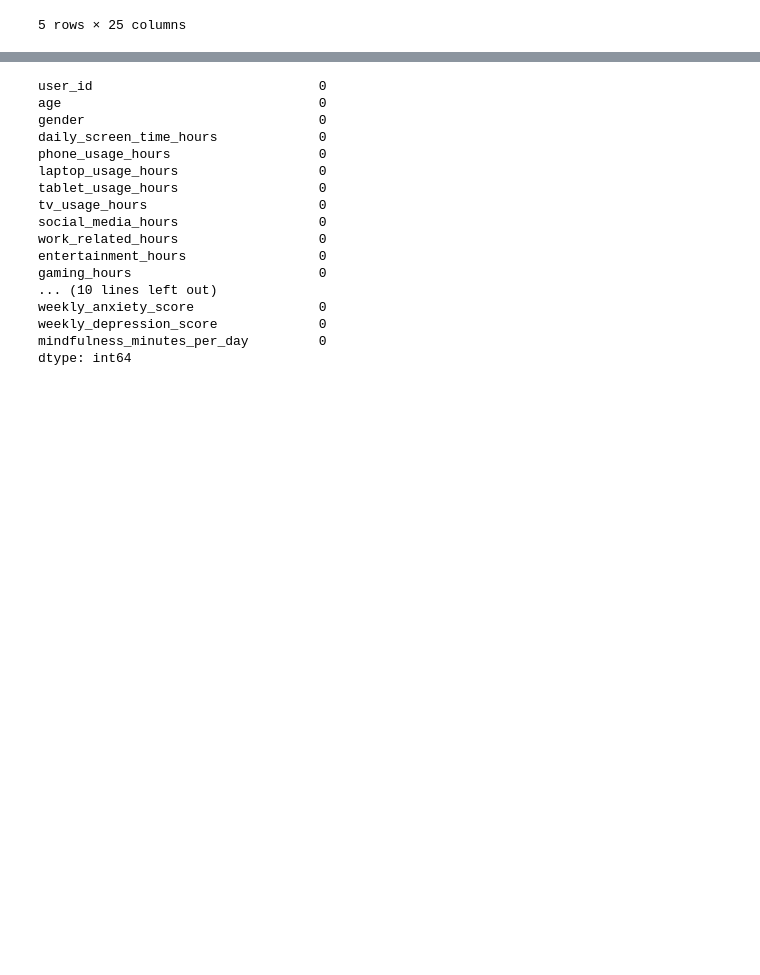
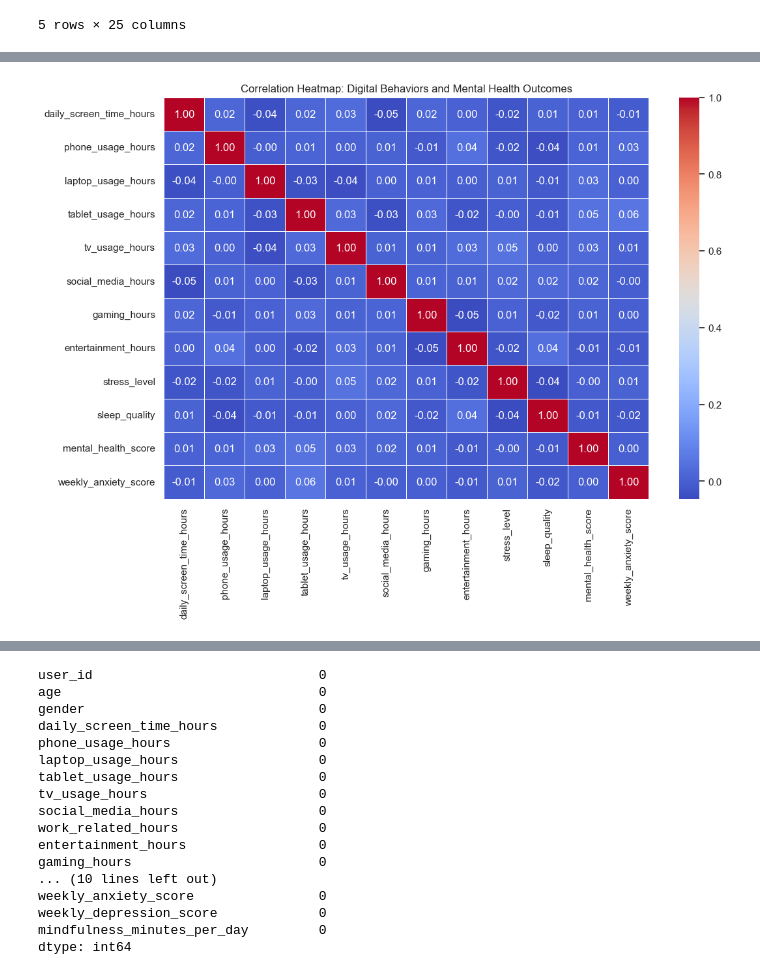
Before and after one commit to sharmina-lina/mental-health-prediction, a Jupyter notebook: mental_health_prediction.ipynb, the cells around one changed output, grey strips where cells are left out. Saved outputs shown, nothing was run; the diff lists cells and outputs as text; code cells hidden in the pictures; blank space fills up the shorter version.

```diff
--- a/mental_health_prediction.ipynb
+++ b/mental_health_prediction.ipynb
@@ -69,0 +162,16 @@ memory usage: 390.8+ KB
+# %%
+# Select relevant columns for correlation (digital behaviors vs. outcomes)
+selected_cols = ['daily_screen_time_hours', 'phone_usage_hours', 'laptop_usage_hours', 'tablet_usage_hours',
+                 'tv_usage_hours', 'social_media_hours', 'gaming_hours', 'entertainment_hours',
+                 'stress_level', 'sleep_quality', 'mental_health_score', 'weekly_anxiety_score']
+
+corr_matrix = df[selected_cols].corr()
+
+# Heatmap
+plt.figure(figsize=(12, 8))
+sns.heatmap(corr_matrix, annot=True, cmap='coolwarm', fmt=".2f", linewidths=0.5)
+plt.title('Correlation Heatmap: Digital Behaviors and Mental Health Outcomes')
+plt.savefig('correlation_heatmap_digital_behav_vs_mental.png')
+plt.show()
+# %% [output]
+[figure, added]
```
Also changed, not shown: parts of 35 cells of this notebook, 29 other files.
